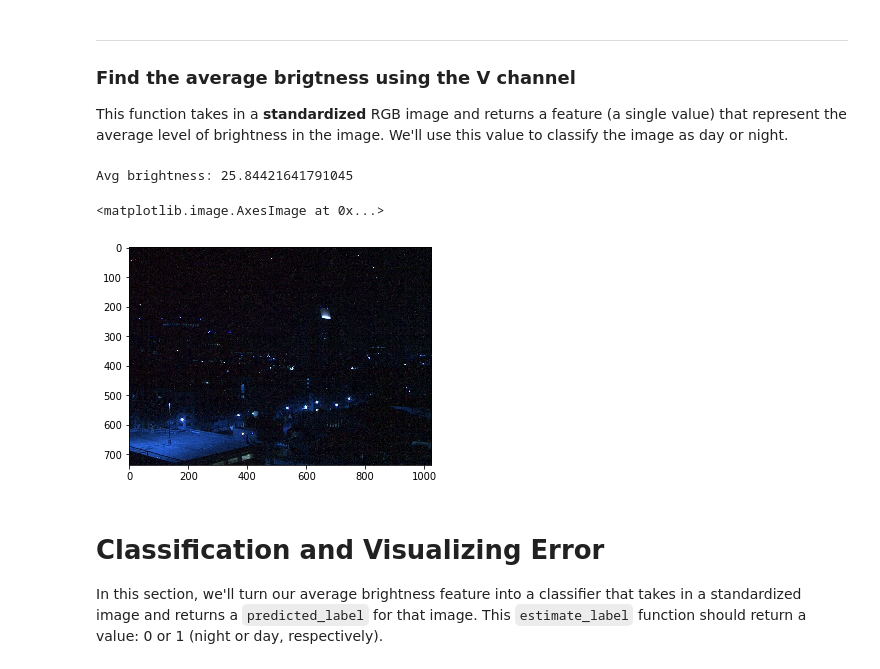
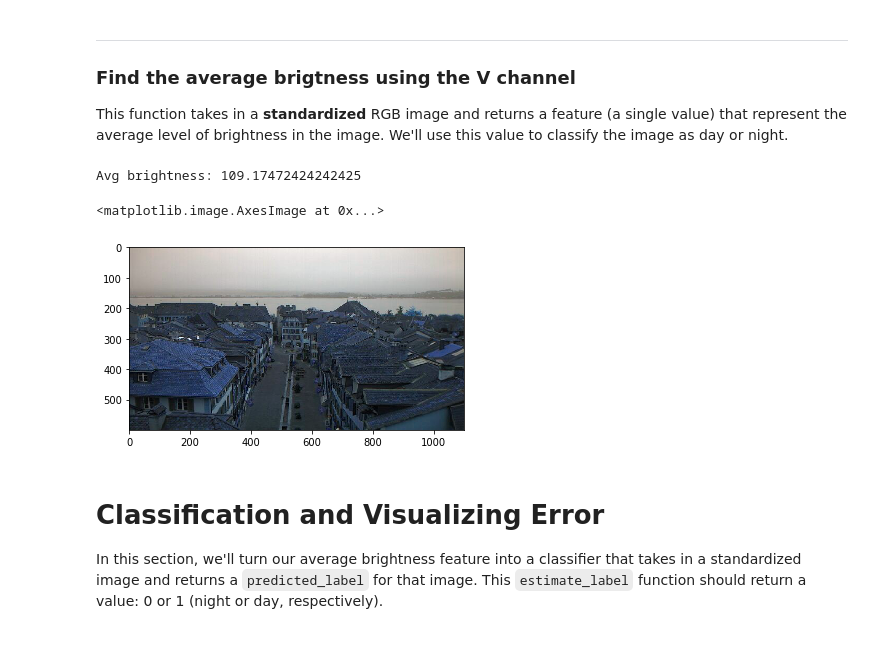
Before and after one commit to A01374974/Vision2020, a Jupyter notebook: A1-Image-Classifier/A1. CV. Basic Image Classification.ipynb, the cells around one changed output. Saved outputs shown, nothing was run; the diff lists cells and outputs as text; code cells hidden in the pictures.

```diff
--- a/A1-Image-Classifier/A1. CV. Basic Image Classification.ipynb
+++ b/A1-Image-Classifier/A1. CV. Basic Image Classification.ipynb
@@ -137,19 +137,19 @@ def avg_brightness(rgb_image):
 # %%
 # Testing average brightness levels
 # Look at a number of different day and night images and think about
 # what average brightness value separates the two types of images
 
 # As an example, a "night" image is loaded in and its avg brightness is displayed
-image_num = 130
+image_num = 98
 test_im = STANDARDIZED_LIST[image_num][0]
 
 avg = avg_brightness(test_im)
 print('Avg brightness: ' + str(avg))
 plt.imshow(test_im)
 # %% [output]
-Avg brightness: 25.84421641791045
+Avg brightness: 109.17472424242425
 <matplotlib.image.AxesImage at 0x...>
-[figure, old version]
+[figure, new version]
 # %% [markdown]
 # Classification and Visualizing Error
 
```
Also changed, not shown: parts of 4 cells of this notebook, 1 other file.
